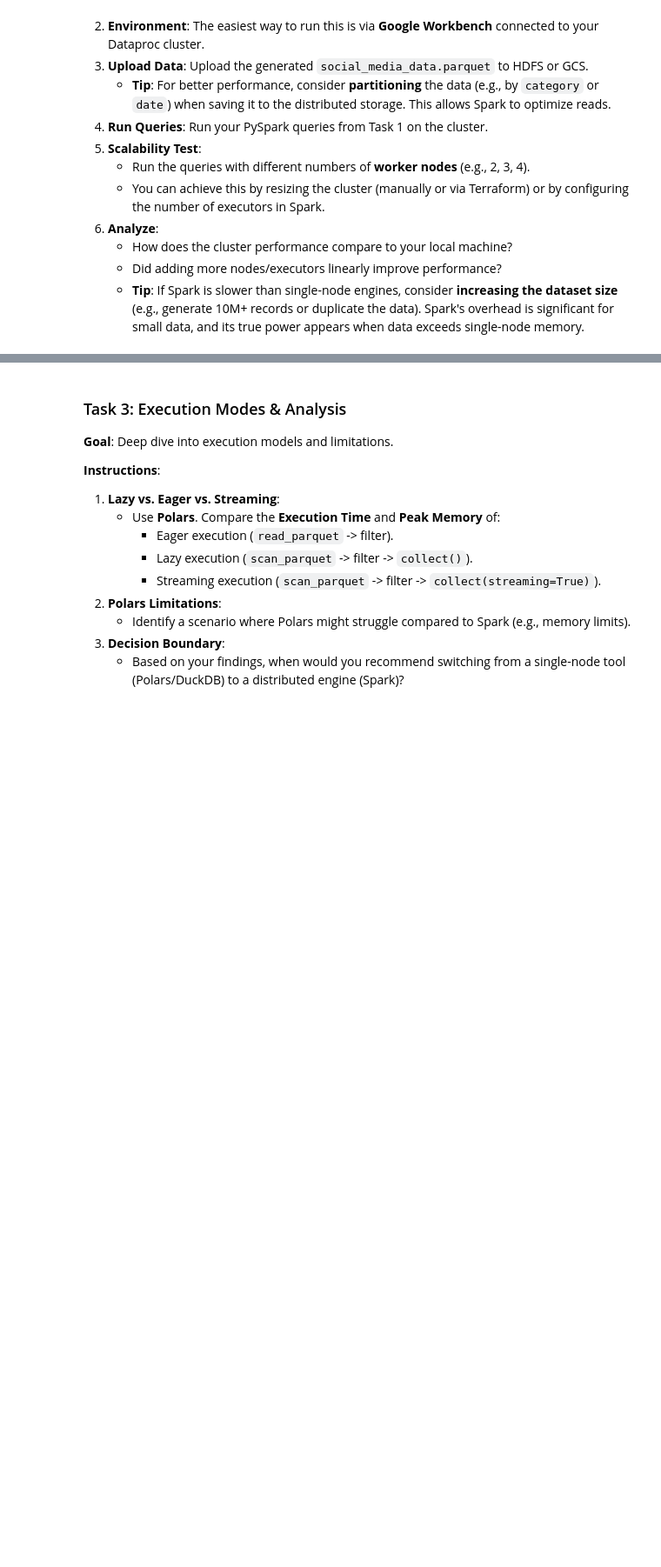
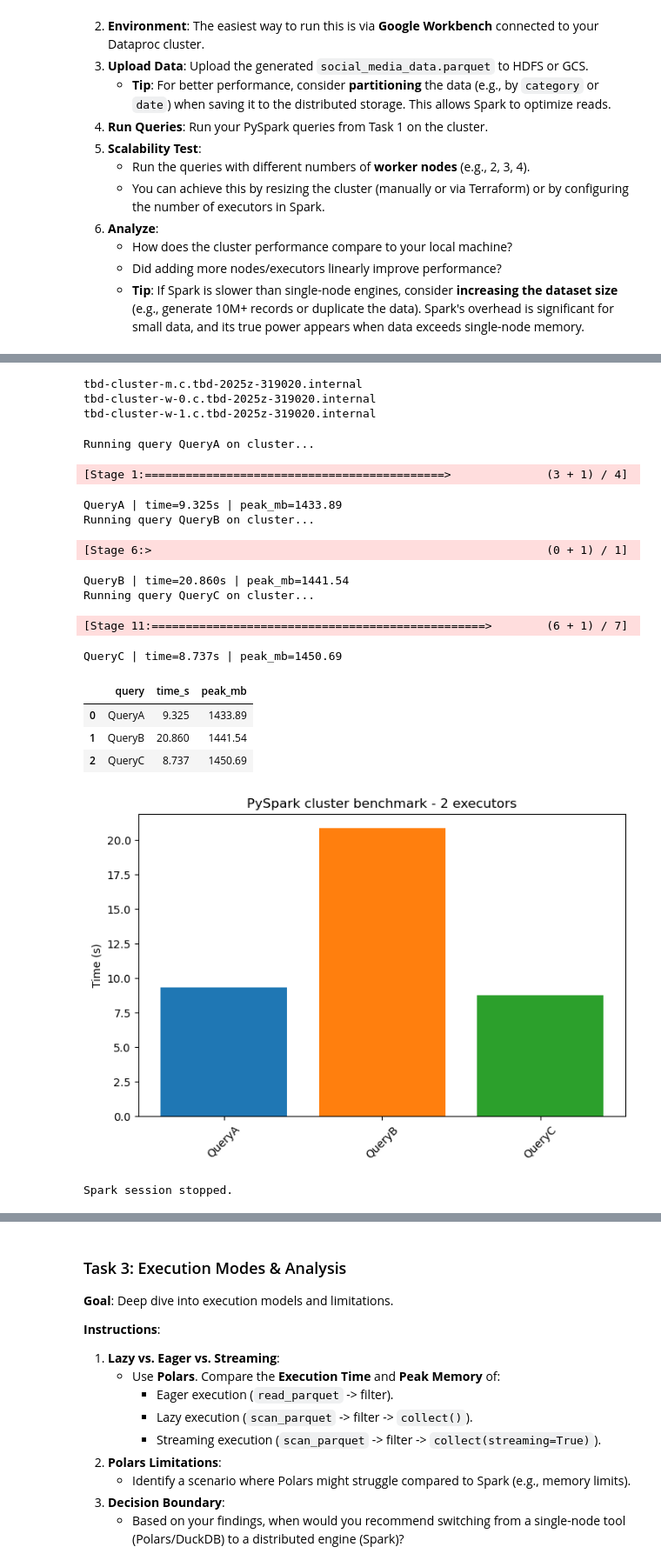
Before and after one commit to FilipBudzynski/tbd-workshop-1, a Jupyter notebook: notebooks/tbd_phase_2.ipynb, the cells around one changed output, grey strips where cells are left out. Shown at 87% size. Saved outputs shown, nothing was run; the diff lists cells and outputs as text; code cells hidden in the pictures; blank space fills up the shorter version.

```diff
--- a/notebooks/tbd_phase_2.ipynb
+++ b/notebooks/tbd_phase_2.ipynb
@@ -213,7 +182,7 @@ _dim_spark = spark.createDataFrame(_dim_pd)
 
 df_pd = pd.read_parquet(DATA_PATH)
 df_pl = pl.read_parquet(DATA_PATH)
-df_spark = spark.read.parquet(DATA_PATH)
+df_spark = spark.read.parquet(f"file:///{DATA_PATH}")
 
 _duck = duckdb.connect()
 _duck.execute(f"CREATE OR REPLACE TABLE posts AS SELECT * FROM '{DATA_PATH}'")
@@ -443 +370,29 @@ ConnectionRefusedError: [Errno 61] Connection refused
+# %%
+_dim_pd = pd.DataFrame({
+    "category": ["Tech", "Health", "Travel", "Food", "Fashion", "Politics", "Sports"],
+    "weight": [1.2, 0.9, 1.1, 1.0, 1.05, 0.95, 1.15]
+})
+def query_a_spark(df_spark):
+    return df_spark.groupBy("category").agg(F.avg("likes"), F.avg("views")).collect()
+def query_b_spark(df_spark):
+    return (
+        df_spark
+        .withColumn("likes_rank", F.rank().over(Window.partitionBy("category").orderBy("likes")))
+        .withColumn("views_dense_rank", F.dense_rank().over(Window.partitionBy("category").orderBy("views")))
+        .limit(100)
+        .collect()
+    )
+def query_c_spark(df_spark):
+    return (
+        df_spark.join(_dim_spark, on="category")
+        .filter((F.col("views") > 10000) & (F.col("likes") > 100))
+        .groupBy("category")
+        .agg(F.avg("weight"), F.sum("likes"))
+        .collect()
+    )
+QUERIES_SPARK = {
+    "QueryA": {"spark": query_a_spark},
+    "QueryB": {"spark": query_b_spark},
+    "QueryC": {"spark": query_c_spark},
+}
 # %%
@@ -444,0 +448,10 @@ file_path = "gs://tbd-2025z-319020-dataproc-staging/data/social_media_data.parqu
+# %%
+# 2 Executors
+spark = (
+    SparkSession.builder
+    .appName("BigDataLab2-Cluster")
+    .master("yarn")
+    .config("spark.executor.instances", 2)
+    .config("spark.dynamicAllocation.enabled", "true")
+    .getOrCreate()
+)
@@ -444,0 +463,29 @@ file_path = "gs://tbd-2025z-319020-dataproc-staging/data/social_media_data.parqu
+# %%
+sc = spark._jsc.sc()
+for executor in sc.statusTracker().getExecutorInfos():
+    print(executor.host())
+# %% [output]
+tbd-cluster-m.c.tbd-2025z-319020.internal
+tbd-cluster-w-0.c.tbd-2025z-319020.internal
+tbd-cluster-w-1.c.tbd-2025z-319020.internal
+# %%
+try:
+    run_spark_cluster_benchmark(spark, 2, DATA_PATH)
+except:
+    spark.stop()
+# %% [output]
+Running query QueryA on cluster...
+[Stage 1:============================================>              (3 + 1) / 4]
+QueryA | time=9.325s | peak_mb=1433.89
+Running query QueryB on cluster...
+[Stage 6:>                                                          (0 + 1) / 1]
+QueryB | time=20.860s | peak_mb=1441.54
+Running query QueryC on cluster...
+[Stage 11:=================================================>        (6 + 1) / 7]
+QueryC | time=8.737s | peak_mb=1450.69
+|  | query | time_s | peak_mb |
+| 0 | QueryA | 9.325 | 1433.89 |
+| 1 | QueryB | 20.860 | 1441.54 |
+| 2 | QueryC | 8.737 | 1450.69 |
+[figure, added]
+Spark session stopped.
```
Also changed, not shown: parts of 31 cells of this notebook.
